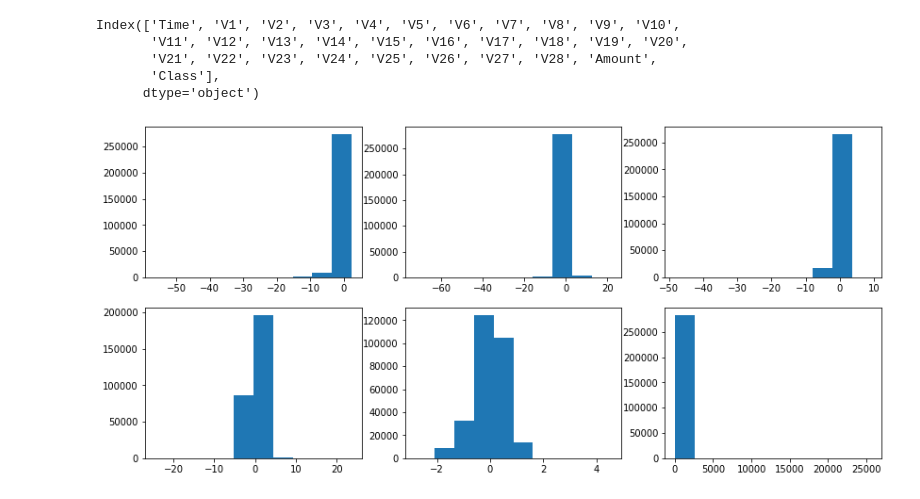
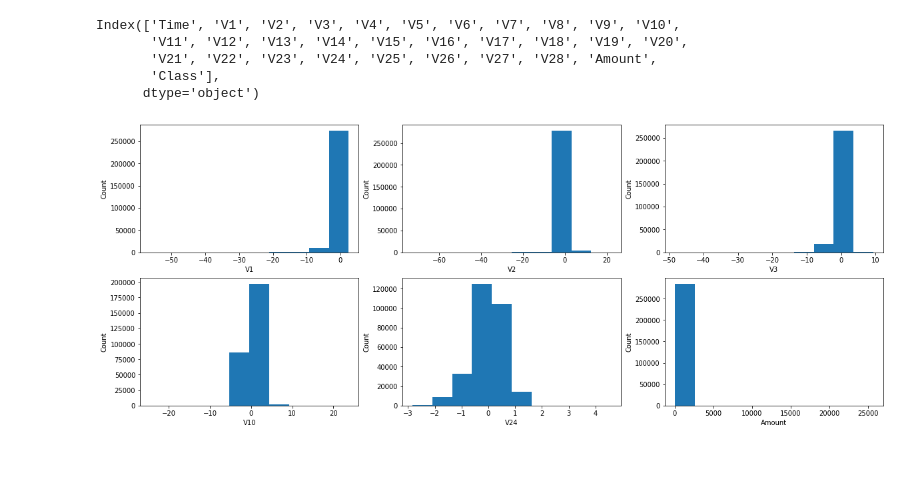
Before and after one commit to MessaoudiOussama/Credit-Card-Fraud-Detection, a Jupyter notebook: Credit_Card_Fraud_Detection.ipynb, the cells around one changed output. Saved outputs shown, nothing was run; the diff lists cells and outputs as text; code cells hidden in the pictures; blank space fills up the shorter version.

```diff
--- a/Credit_Card_Fraud_Detection.ipynb
+++ b/Credit_Card_Fraud_Detection.ipynb
@@ -119,11 +119,13 @@ Index(['Time', 'V1', 'V2', 'V3', 'V4', 'V5', 'V6', 'V7', 'V8', 'V9', 'V10',
 # %%
 features = ['V1', 'V2', 'V3', 'V10', 'V24', 'Amount']
 
-plt.figure(figsize=(14,10))
+plt.figure(figsize=(20,12))
 for i in range(len(features)):
   plt.subplot(3,3,i+1)
   plt.hist(df[features[i]])
+  plt.ylabel('Count')
+  plt.xlabel(features[i])
 
 plt.show()
 # %% [output]
-[figure, old version]
+[figure, new version]
```
